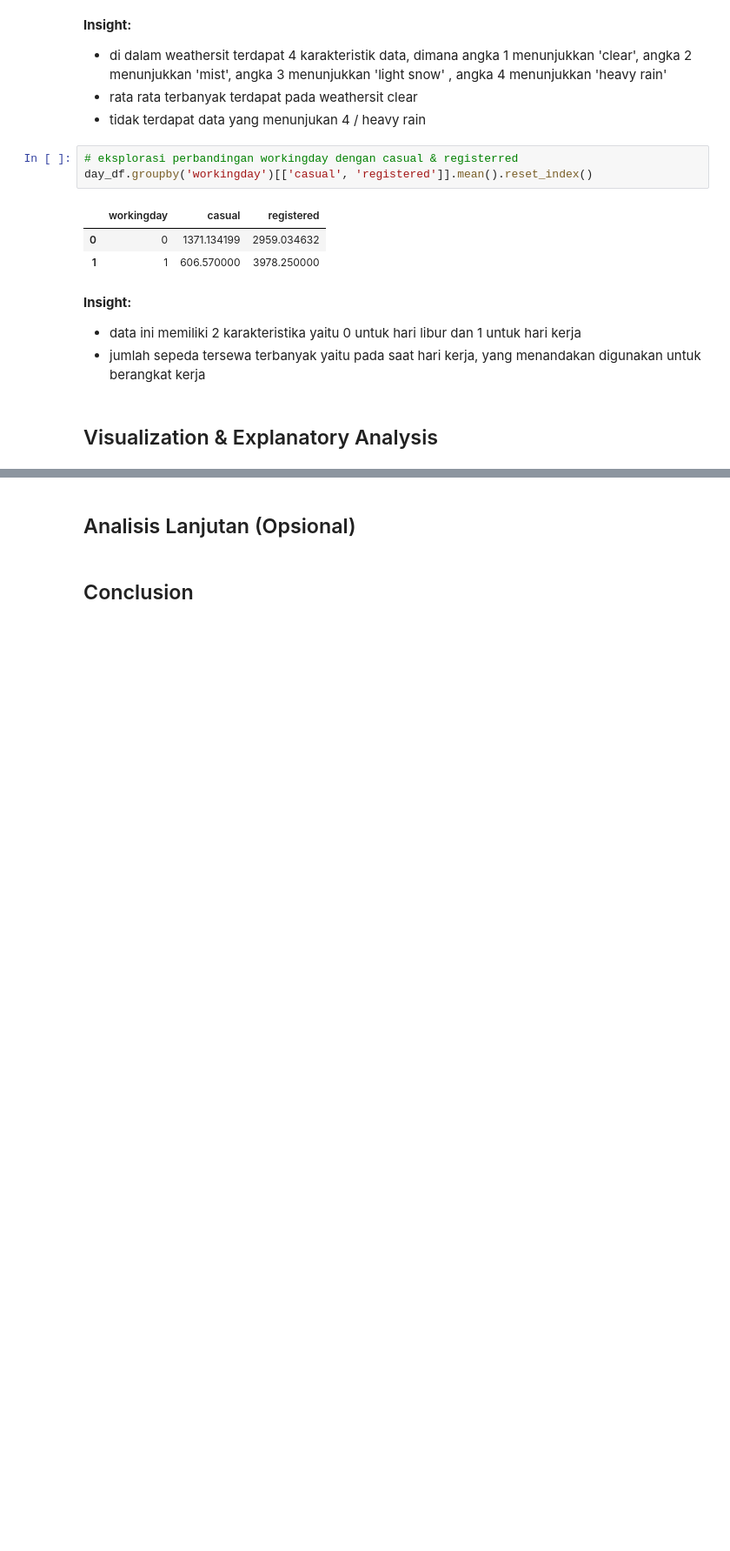
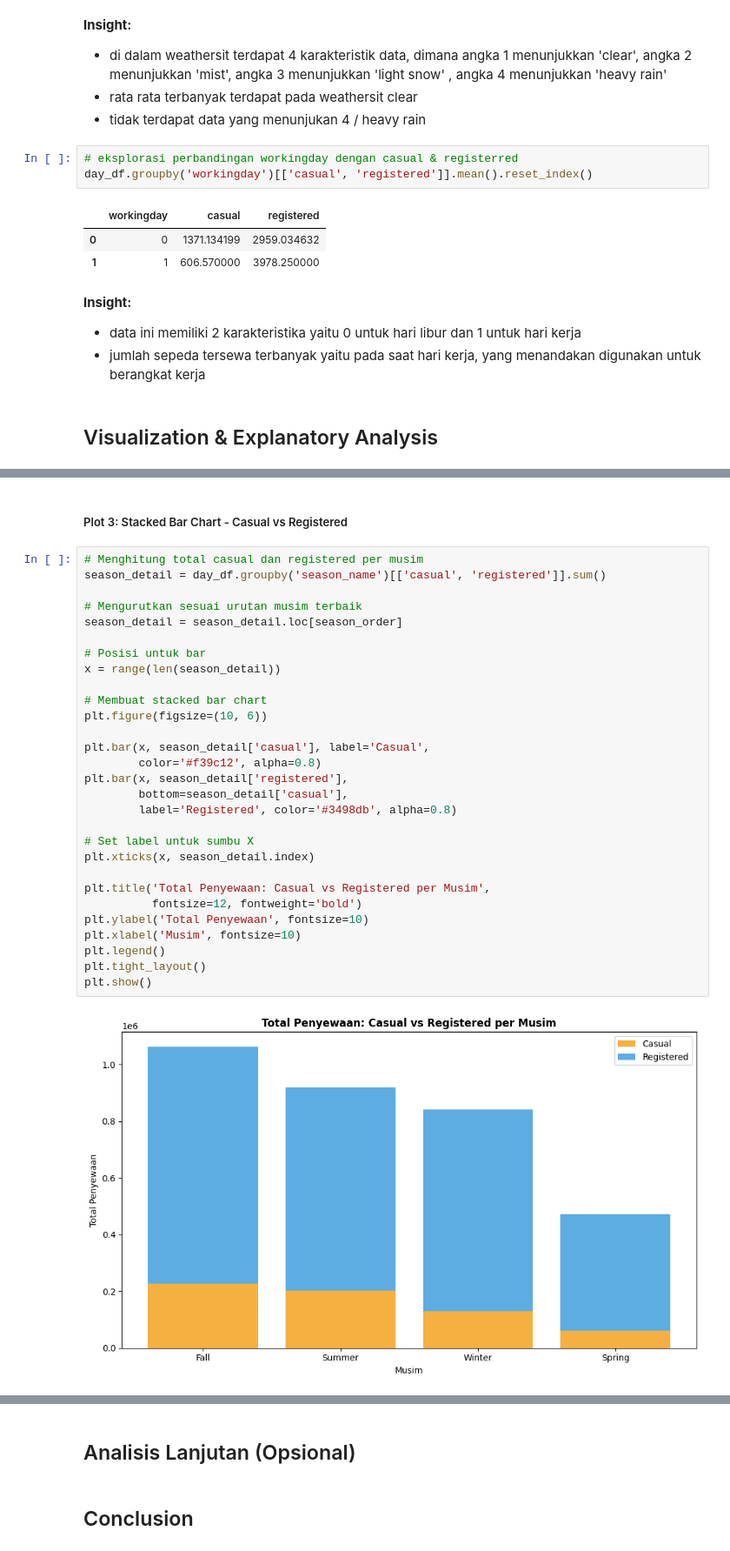
Before and after one commit to EgiJulian12/Submission, a Jupyter notebook: Proyek_Analisis_Data_Egi_Julian.ipynb, the cells around one changed output, grey strips where cells are left out. Shown at 87% size. Saved outputs shown, nothing was run; the diff lists cells and outputs as text; blank space fills up the shorter version.

```diff
--- a/Proyek_Analisis_Data_Egi_Julian.ipynb
+++ b/Proyek_Analisis_Data_Egi_Julian.ipynb
@@ -275,0 +330,33 @@ plt.show()
+# %% [markdown]
+##### Plot 3: Stacked Bar Chart - Casual vs Registered
+# %%
+# Menghitung total casual dan registered per musim
+season_detail = day_df.groupby('season_name')[['casual', 'registered']].sum()
+
+# Mengurutkan sesuai urutan musim terbaik
+season_detail = season_detail.loc[season_order]
+
+# Posisi untuk bar
+x = range(len(season_detail))
+
+# Membuat stacked bar chart
+plt.figure(figsize=(10, 6))
+
+plt.bar(x, season_detail['casual'], label='Casual',
+        color='#f39c12', alpha=0.8)
+plt.bar(x, season_detail['registered'],
+        bottom=season_detail['casual'],
+        label='Registered', color='#3498db', alpha=0.8)
+
+# Set label untuk sumbu X
+plt.xticks(x, season_detail.index)
+
+plt.title('Total Penyewaan: Casual vs Registered per Musim',
+          fontsize=12, fontweight='bold')
+plt.ylabel('Total Penyewaan', fontsize=10)
+plt.xlabel('Musim', fontsize=10)
+plt.legend()
+plt.tight_layout()
+plt.show()
+# %% [output]
+[figure, added]
```
Also changed, not shown: parts of 34 cells of this notebook.
